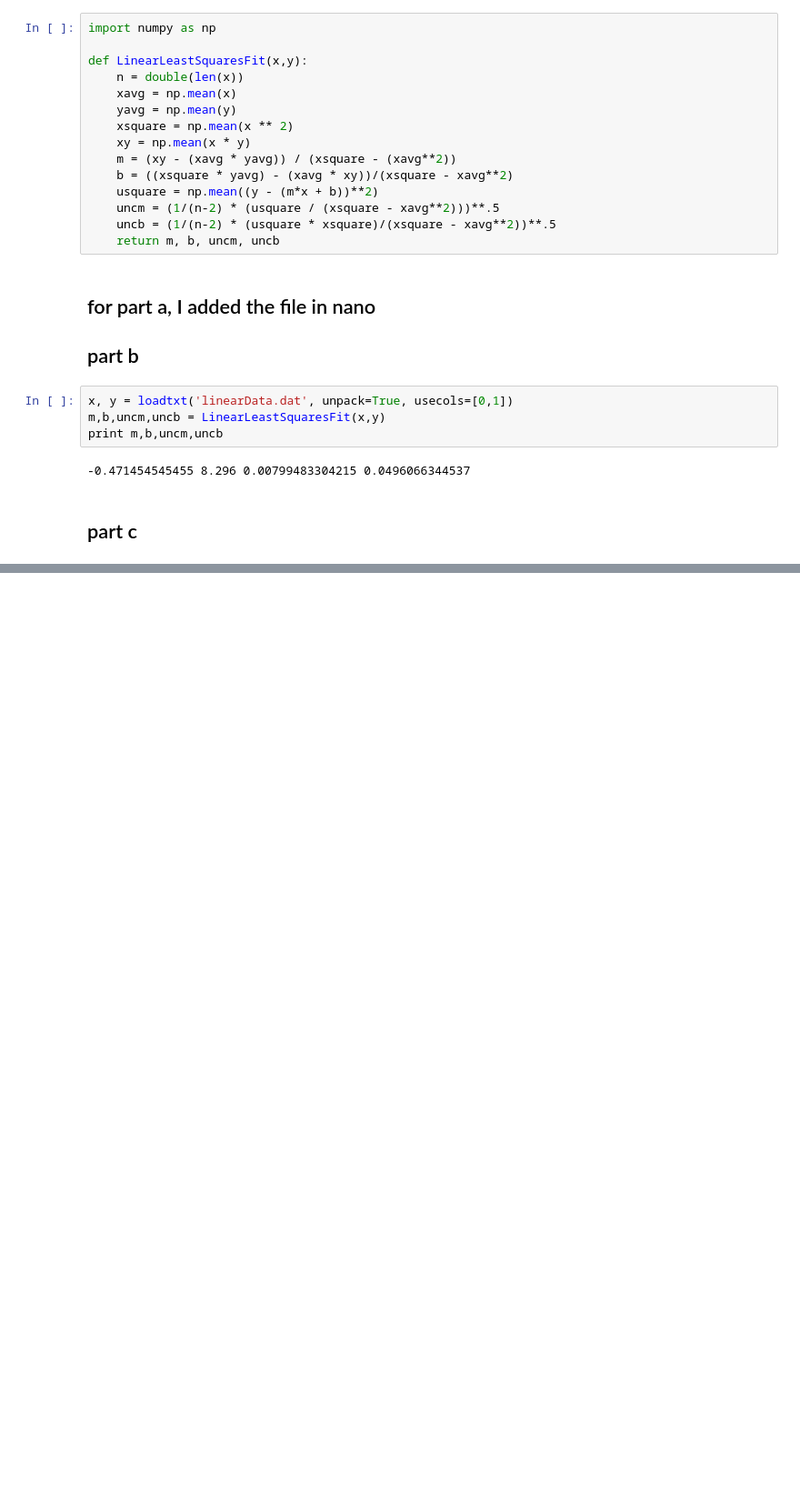
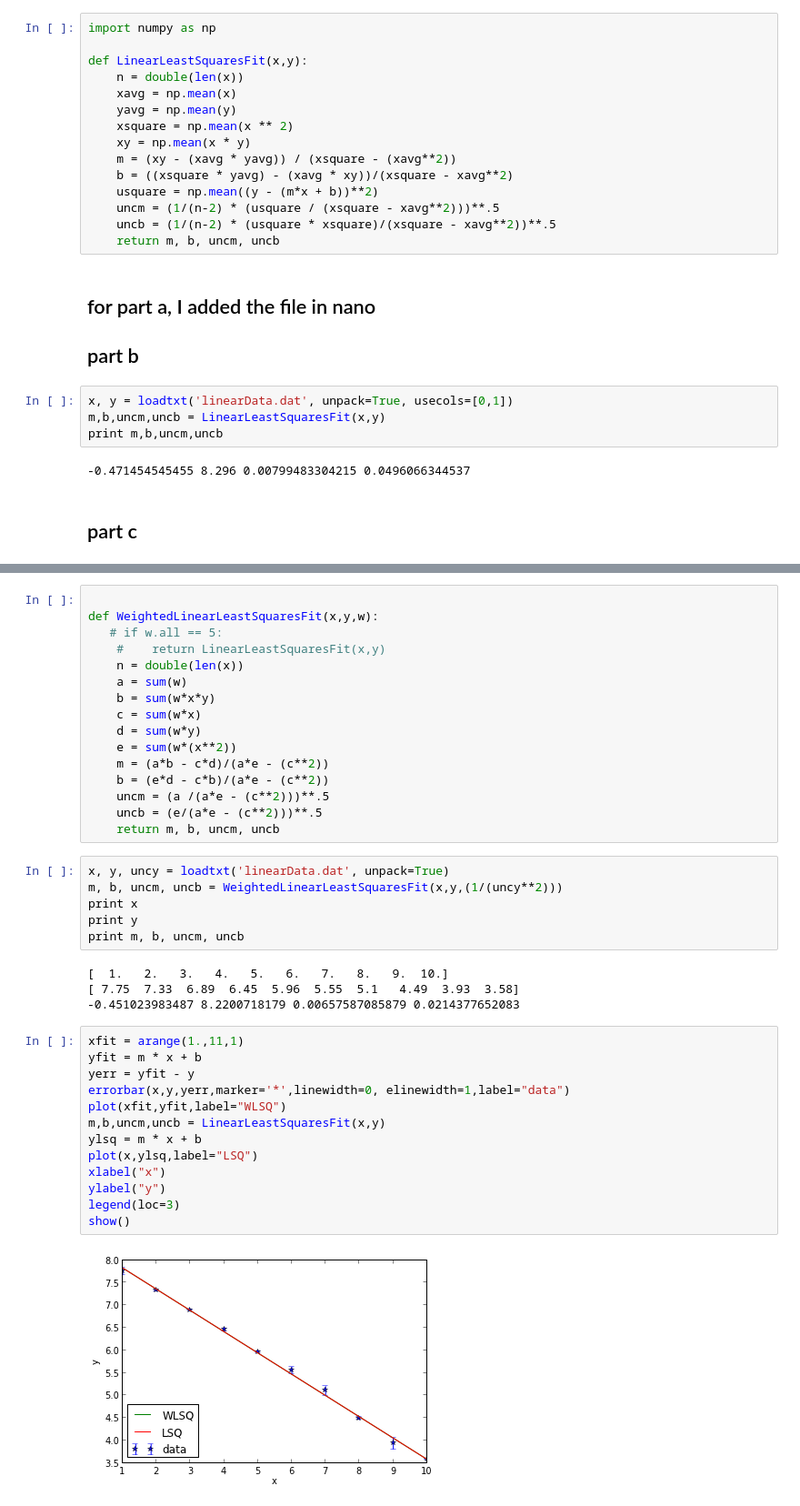
Before and after one commit to mtotten/PHYS202-S13, a Jupyter notebook: Week9/DataIO.ipynb, the cells around one changed output, grey strips where cells are left out. Shown at 91% size. Saved outputs shown, nothing was run; the diff lists cells and outputs as text; blank space fills up the shorter version.

```diff
--- a/Week9/DataIO.ipynb
+++ b/Week9/DataIO.ipynb
@@ -103,0 +115,41 @@ show()
+# %%
+
+def WeightedLinearLeastSquaresFit(x,y,w):
+   # if w.all == 5:
+    #    return LinearLeastSquaresFit(x,y)
+    n = double(len(x))
+    a = sum(w)
+    b = sum(w*x*y)
+    c = sum(w*x)
+    d = sum(w*y)
+    e = sum(w*(x**2))
+    m = (a*b - c*d)/(a*e - (c**2))
+    b = (e*d - c*b)/(a*e - (c**2))
+    uncm = (a /(a*e - (c**2)))**.5
+    uncb = (e/(a*e - (c**2)))**.5
+    return m, b, uncm, uncb
+# %%
+x, y, uncy = loadtxt('linearData.dat', unpack=True)
+m, b, uncm, uncb = WeightedLinearLeastSquaresFit(x,y,(1/(uncy**2)))
+print x
+print y
+print m, b, uncm, uncb
+# %% [output]
+[  1.   2.   3.   4.   5.   6.   7.   8.   9.  10.]
+[ 7.75  7.33  6.89  6.45  5.96  5.55  5.1   4.49  3.93  3.58]
+-0.451023983487 8.2200718179 0.00657587085879 0.0214377652083
+# %%
+xfit = arange(1.,11,1)
+yfit = m * x + b
+yerr = yfit - y
+errorbar(x,y,yerr,marker='*',linewidth=0, elinewidth=1,label="data")
+plot(xfit,yfit,label="WLSQ")
+m,b,uncm,uncb = LinearLeastSquaresFit(x,y)
+ylsq = m * x + b
+plot(x,ylsq,label="LSQ")
+xlabel("x")
+ylabel("y")
+legend(loc=3)
+show()
+# %% [output]
+[figure, added]
```
Also changed, not shown: parts of 6 cells of this notebook, 4 other files.
